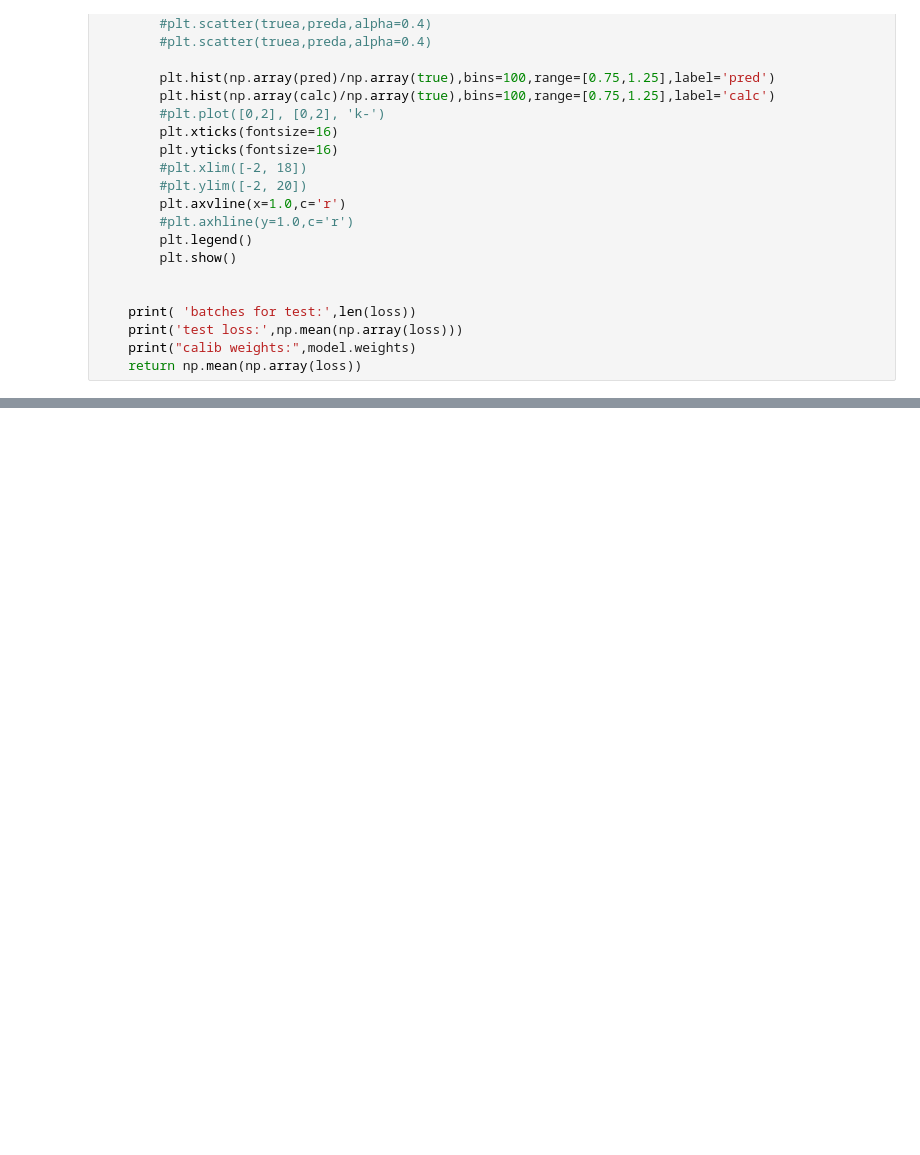
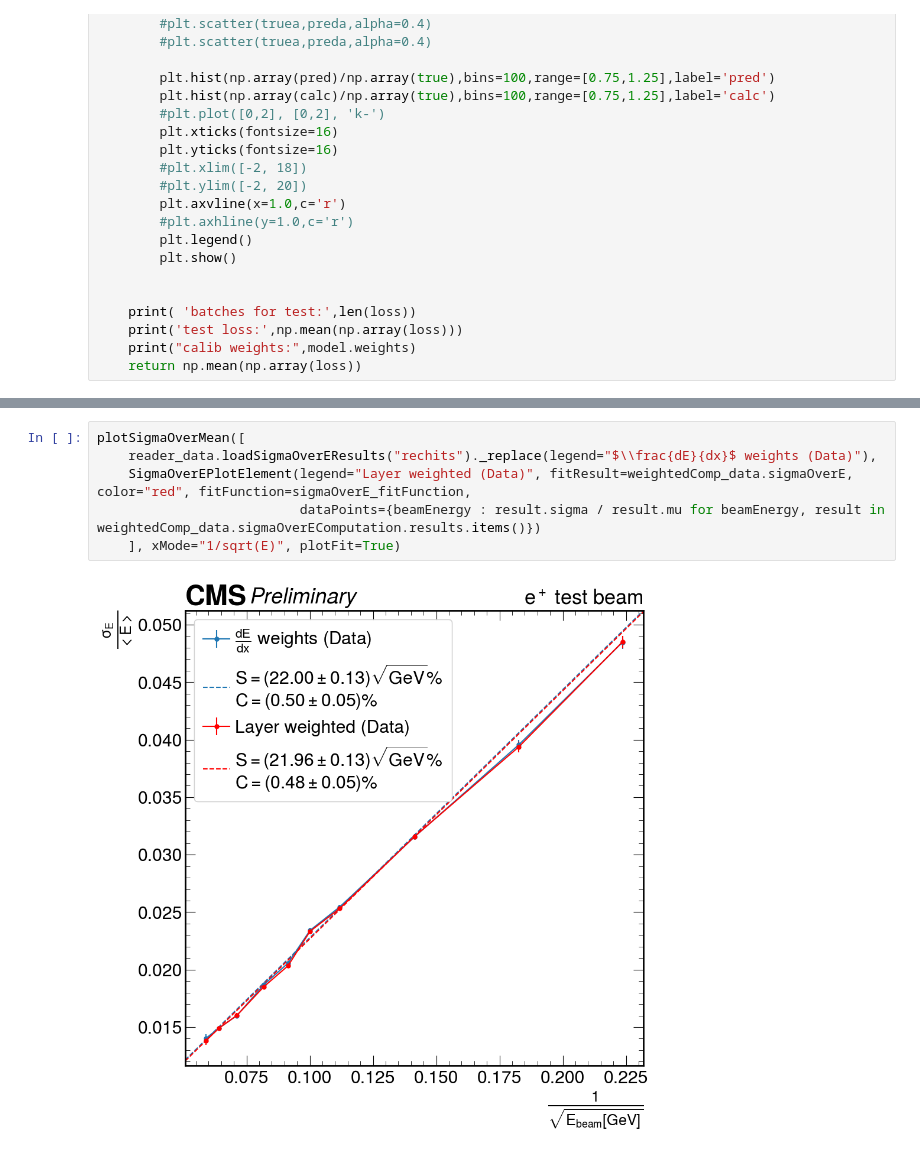
Before and after one commit to tcuisset/HgcalClue3DClusteringPlotting, a Jupyter notebook: ml/calibration/calibration_notebook.ipynb, the cells around one changed output, grey strips where cells are left out. Cells and saved outputs as stored; diff of their text form; blank space fills up the shorter version.

```diff
--- a/ml/calibration/calibration_notebook.ipynb
+++ b/ml/calibration/calibration_notebook.ipynb
@@ -281,0 +301,8 @@ None
+# %%
+plotSigmaOverMean([
+    reader_data.loadSigmaOverEResults("rechits")._replace(legend="$\\frac{dE}{dx}$ weights (Data)"),
+    SigmaOverEPlotElement(legend="Layer weighted (Data)", fitResult=weightedComp_data.sigmaOverE, color="red", fitFunction=sigmaOverE_fitFunction,
+                          dataPoints={beamEnergy : result.sigma / result.mu for beamEnergy, result in weightedComp_data.sigmaOverEComputation.results.items()})
+    ], xMode="1/sqrt(E)", plotFit=True)
+# %% [output]
+[figure, added]
```
Also changed, not shown: parts of 19 cells of this notebook, 4 other files.
